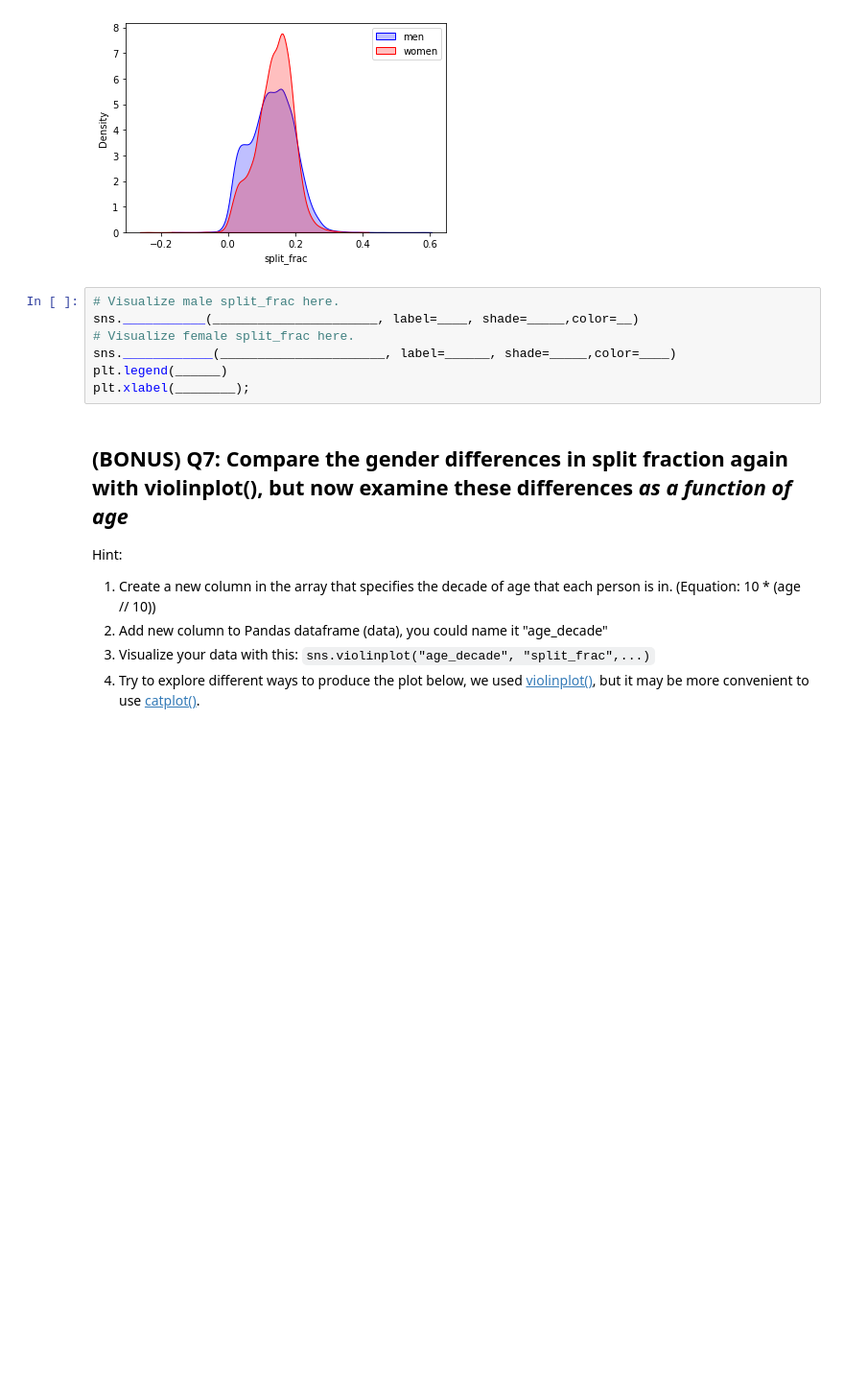
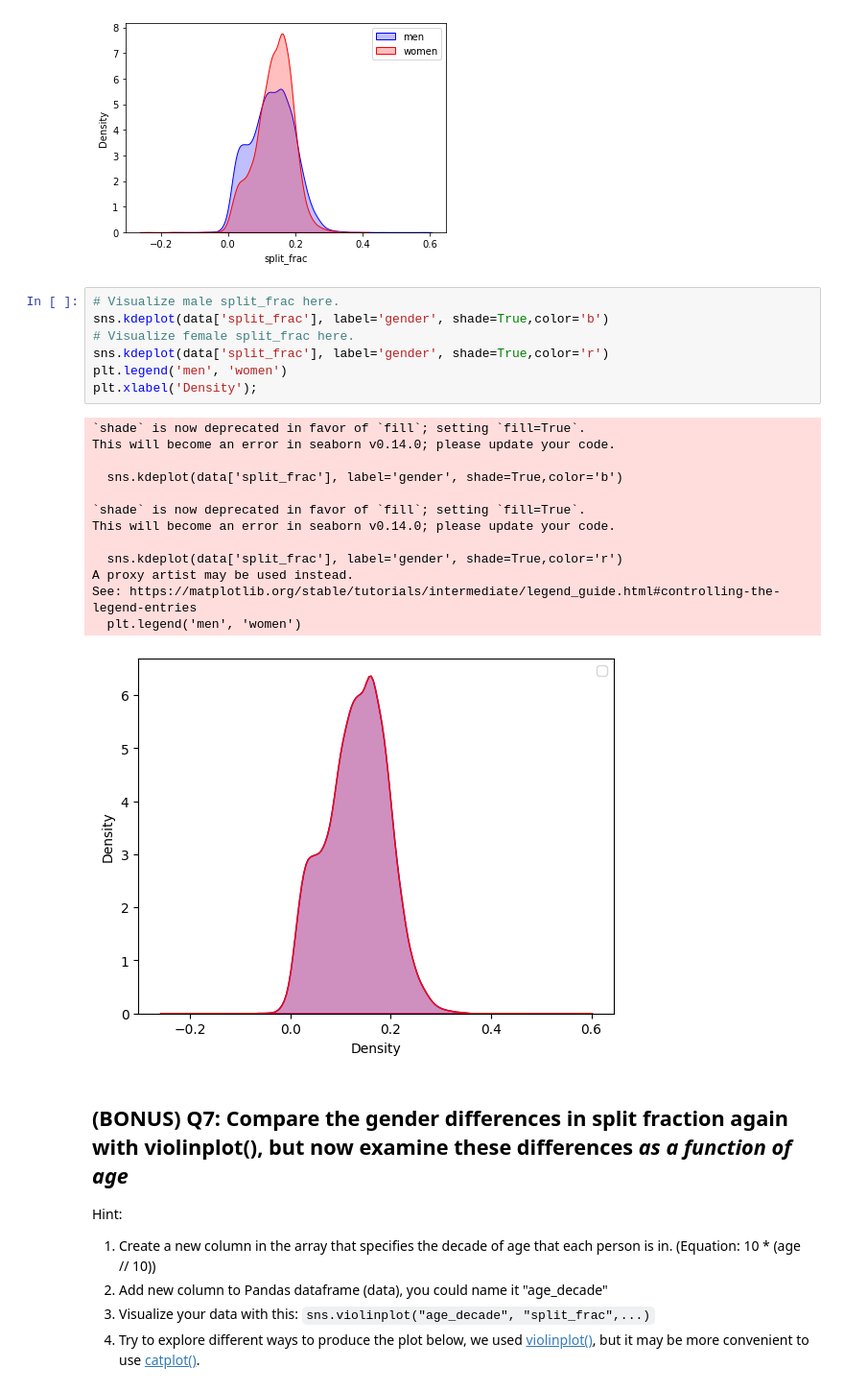
Before and after one commit to mdunand2/2023_Intro_Python, a Jupyter notebook: ML_EES/IP/W4_S2.ipynb, the cells around one changed output. Shown at 96% size. Cells and saved outputs as stored; diff of their text form; blank space fills up the shorter version.

```diff
--- a/ML_EES/IP/W4_S2.ipynb
+++ b/ML_EES/IP/W4_S2.ipynb
@@ -141,11 +143,25 @@ Hint: You can use `kdeplot()` function in seaborn for this question. Check the s
 ![Unknown-5.png](embedded-picture-1)
 # %%
 # Visualize male split_frac here.
-sns.___________(______________________, label=____, shade=_____,color=__)
+sns.kdeplot(data['split_frac'], label='gender', shade=True,color='b')
 # Visualize female split_frac here.
-sns.____________(______________________, label=______, shade=_____,color=____)
-plt.legend(______)
-plt.xlabel(________);
+sns.kdeplot(data['split_frac'], label='gender', shade=True,color='r')
+plt.legend('men', 'women')
+plt.xlabel('Density');
+# %% [output]
+`shade` is now deprecated in favor of `fill`; setting `fill=True`.
+This will become an error in seaborn v0.14.0; please update your code.
+
+  sns.kdeplot(data['split_frac'], label='gender', shade=True,color='b')
+
+`shade` is now deprecated in favor of `fill`; setting `fill=True`.
+This will become an error in seaborn v0.14.0; please update your code.
+
+  sns.kdeplot(data['split_frac'], label='gender', shade=True,color='r')
+A proxy artist may be used instead.
+See: https://matplotlib.org/stable/tutorials/intermediate/legend_guide.html#controlling-the-legend-entries
+  plt.legend('men', 'women')
+[figure, added]
 # %% [markdown]
 ## (BONUS) Q7: Compare the gender differences in split fraction again with violinplot(), but now examine these differences *as a function of age*
 
```
Also changed, not shown: parts of 1 cell of this notebook.
